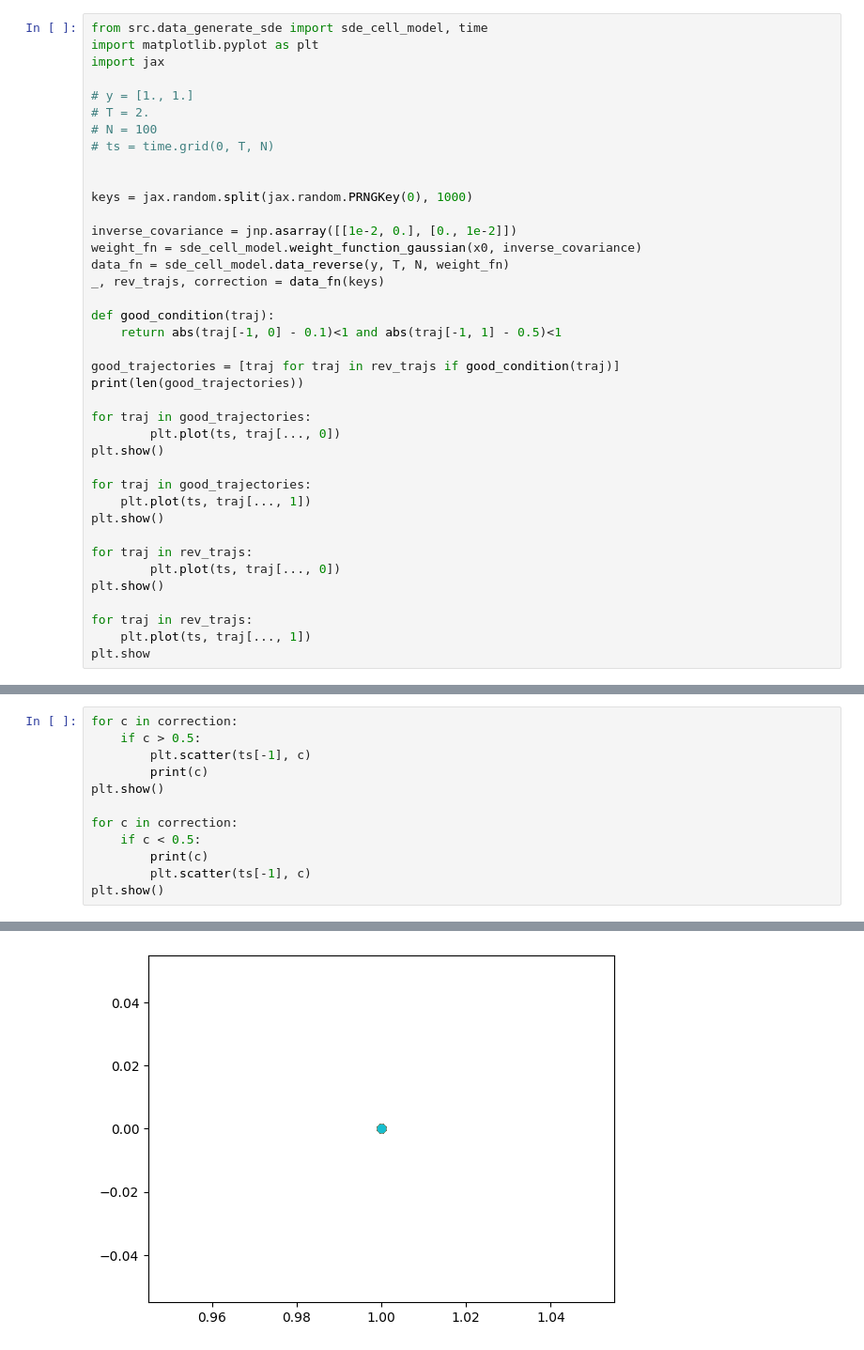
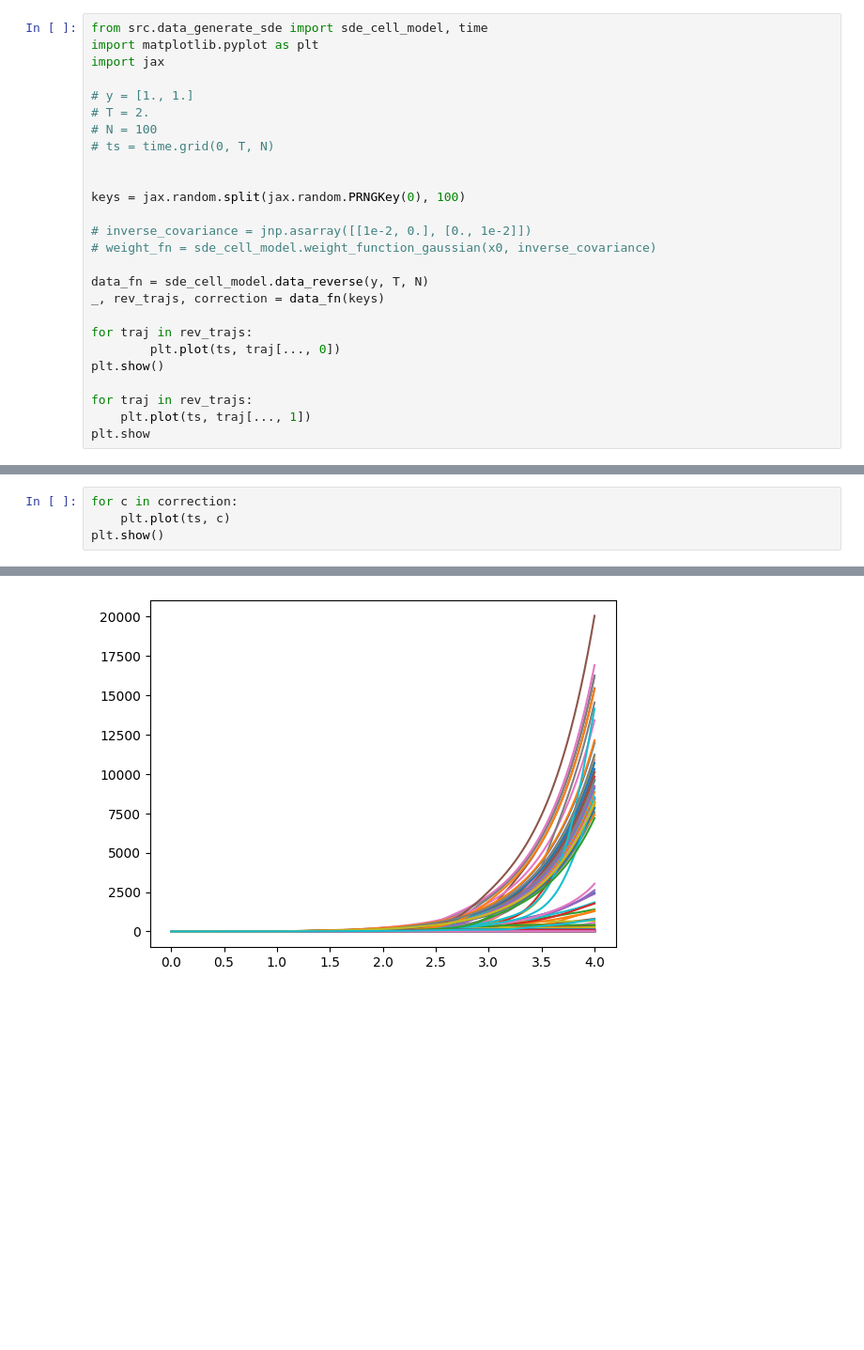
Before and after one commit to libbylbaker/forward_bridge, a Jupyter notebook: experiments/data_exploration/cell_model.ipynb, the cells around one changed output, grey strips where cells are left out. Shown at 94% size. Drawn from its saved outputs; the diff is of its cells as text; blank space fills up the shorter version.

```diff
--- a/experiments/data_exploration/cell_model.ipynb
+++ b/experiments/data_exploration/cell_model.ipynb
@@ -54,26 +56,13 @@ import jax
 # ts = time.grid(0, T, N)
 
 
-keys = jax.random.split(jax.random.PRNGKey(0), 1000)
+keys = jax.random.split(jax.random.PRNGKey(0), 100)
 
-inverse_covariance = jnp.asarray([[1e-2, 0.], [0., 1e-2]])
-weight_fn = sde_cell_model.weight_function_gaussian(x0, inverse_covariance)
-data_fn = sde_cell_model.data_reverse(y, T, N, weight_fn)
+# inverse_covariance = jnp.asarray([[1e-2, 0.], [0., 1e-2]])
+# weight_fn = sde_cell_model.weight_function_gaussian(x0, inverse_covariance)
+
+data_fn = sde_cell_model.data_reverse(y, T, N)
 _, rev_trajs, correction = data_fn(keys)
-
-def good_condition(traj):
-    return abs(traj[-1, 0] - 0.1)<1 and abs(traj[-1, 1] - 0.5)<1
-
-good_trajectories = [traj for traj in rev_trajs if good_condition(traj)]
-print(len(good_trajectories))
-
-for traj in good_trajectories:
-        plt.plot(ts, traj[..., 0])
-plt.show()
-
-for traj in good_trajectories:
-    plt.plot(ts, traj[..., 1])
-plt.show()
 
 for traj in rev_trajs:
         plt.plot(ts, traj[..., 0])
@@ -92,13 +78,5 @@ plt.show
 # %%
 for c in correction:
-    if c > 0.5:
-        plt.scatter(ts[-1], c)
-        print(c)
+    plt.plot(ts, c)
 plt.show()
-
-for c in correction:
-    if c < 0.5:
-        print(c)
-        plt.scatter(ts[-1], c)
-plt.show()
 # %% [output]
@@ -122,2 +83,2 @@ plt.show()
-[figure, old version]
+[figure, new version]
 # %%
```
Also changed, not shown: parts of 7 cells of this notebook, 34 other files.
